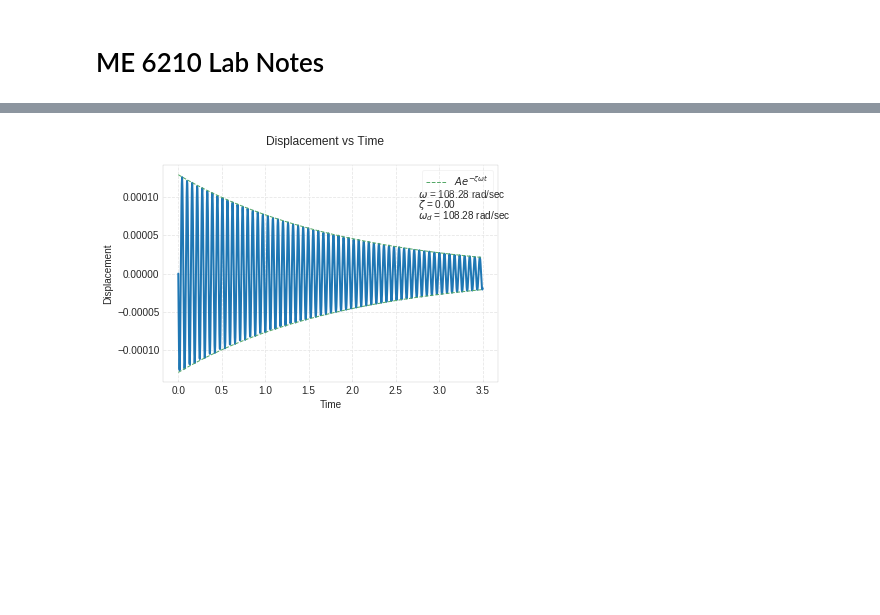
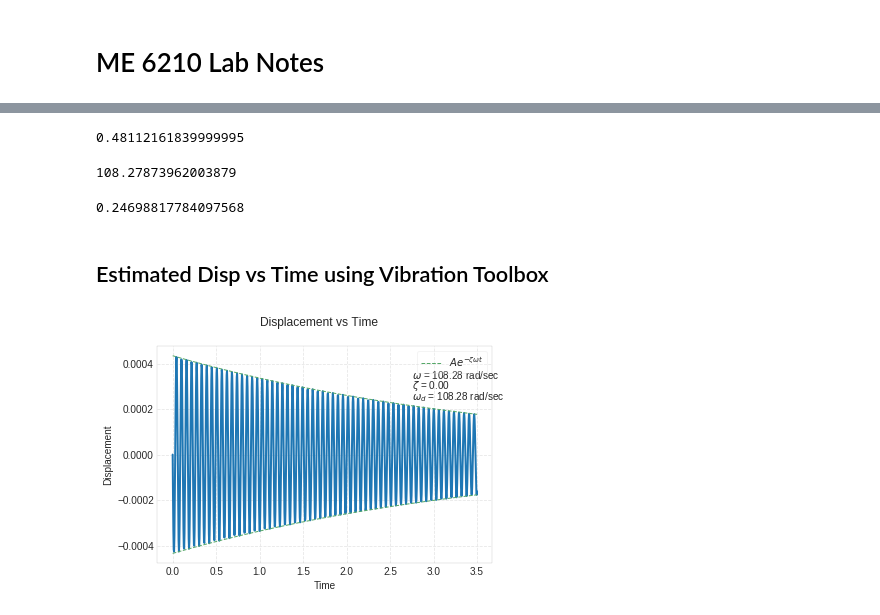
Before and after one commit to josephcslater/MechanicalVibrationLab, a Jupyter notebook: labnotes/Lab1.ipynb, the cells around one changed output, grey strips where cells are left out. Drawn from its saved outputs; the diff is of its cells as text; code cells hidden in the pictures; blank space fills up the shorter version.

```diff
--- a/labnotes/Lab1.ipynb
+++ b/labnotes/Lab1.ipynb
@@ -15,0 +36,16 @@ import math as math
+# %%
+# Acc vs Time
+
+%matplotlib inline
+mat_contents=sio.loadmat('Case1-2.mat')
+Time = mat_contents['Time_domain']
+b = mat_contents['Time_chan_2']
+# The acceleration values from Bobcat will be in Gs. So,  to convert them to m/s^2,
+# we will have to multiply the vector by 9.81
+Acc=b*9.81
+plt.plot(Time,Acc)
+plt.grid('on')
+plt.ylabel('$Acc(m/s^2)$')
+plt.xlabel('$Time(sec)$')
+plt.title('$Acc$ versus $Time$')
+plt.show()
@@ -111,4 +109,23 @@ vtb.free_response(m=r*v, c=c, k=(3*E*I)/(l**3), x0=0, v0=Time[1]*Acc[1], max_tim
+# %%
+m=r*v #mass
+m
+# %% [output]
+0.48112161839999995
+# %%
+wn=math.sqrt(k/m)
+wn
+# %% [output]
+108.27873962003879
+# %%
+ccr=2*math.sqrt(k*m)
+c=ccr*zeta
+c
+# %% [output]
+0.24698817784097568
+# %% [markdown]
+Estimated Disp vs Time using Vibration Toolbox
+-----------------------------------------------------
 # %%
-vtb.time_plot(m=r*v, c=0.5, k=(3*E*I)/(l**3), x0=0, v0=Time[1]*Acc[1], max_time=3.5)
+vtb.time_plot(m=r*v, c=0.2469, k=(3*E*I)/(l**3), x0=0, v0=Time[1]*Acc[0], max_time=3.5)
 # %% [output]
-[figure, old version]
+[figure, new version]
```
Also changed, not shown: parts of 24 cells of this notebook, 1 other file.
